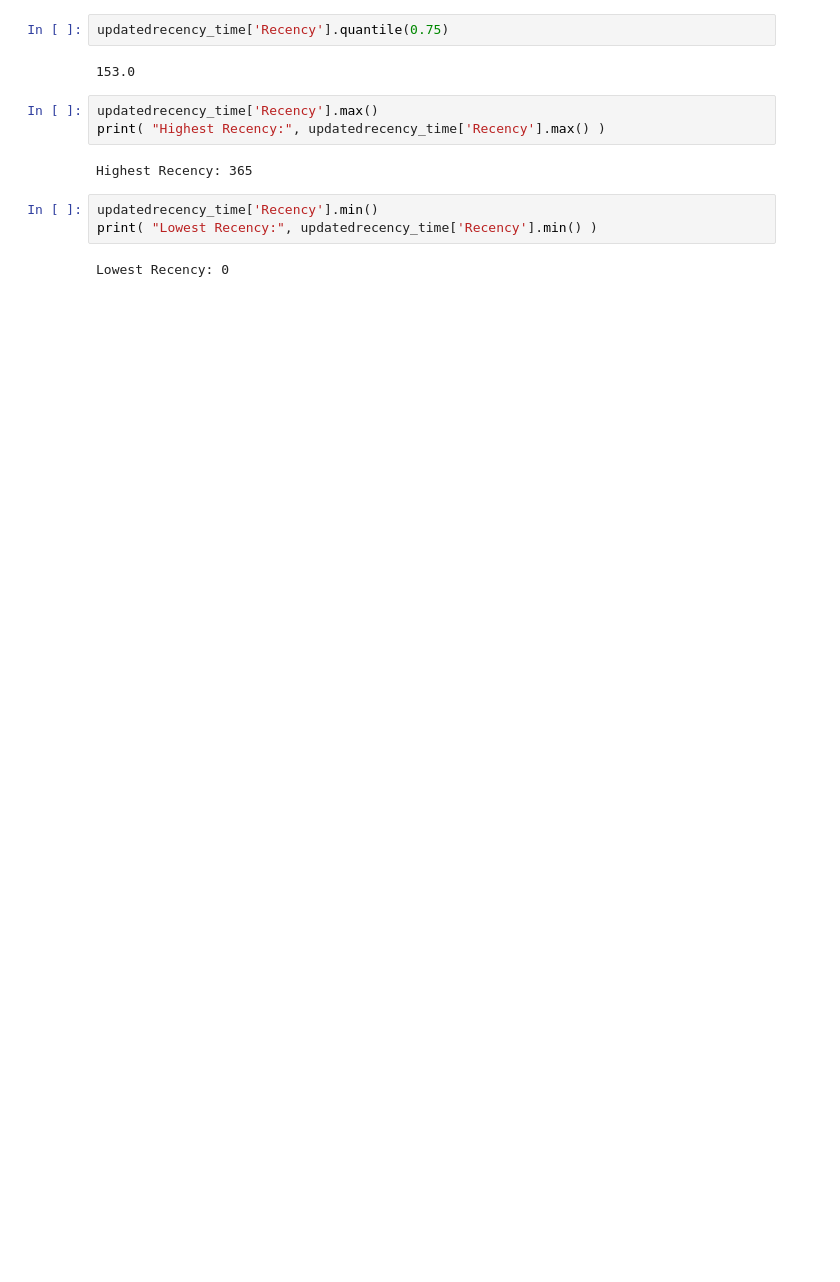
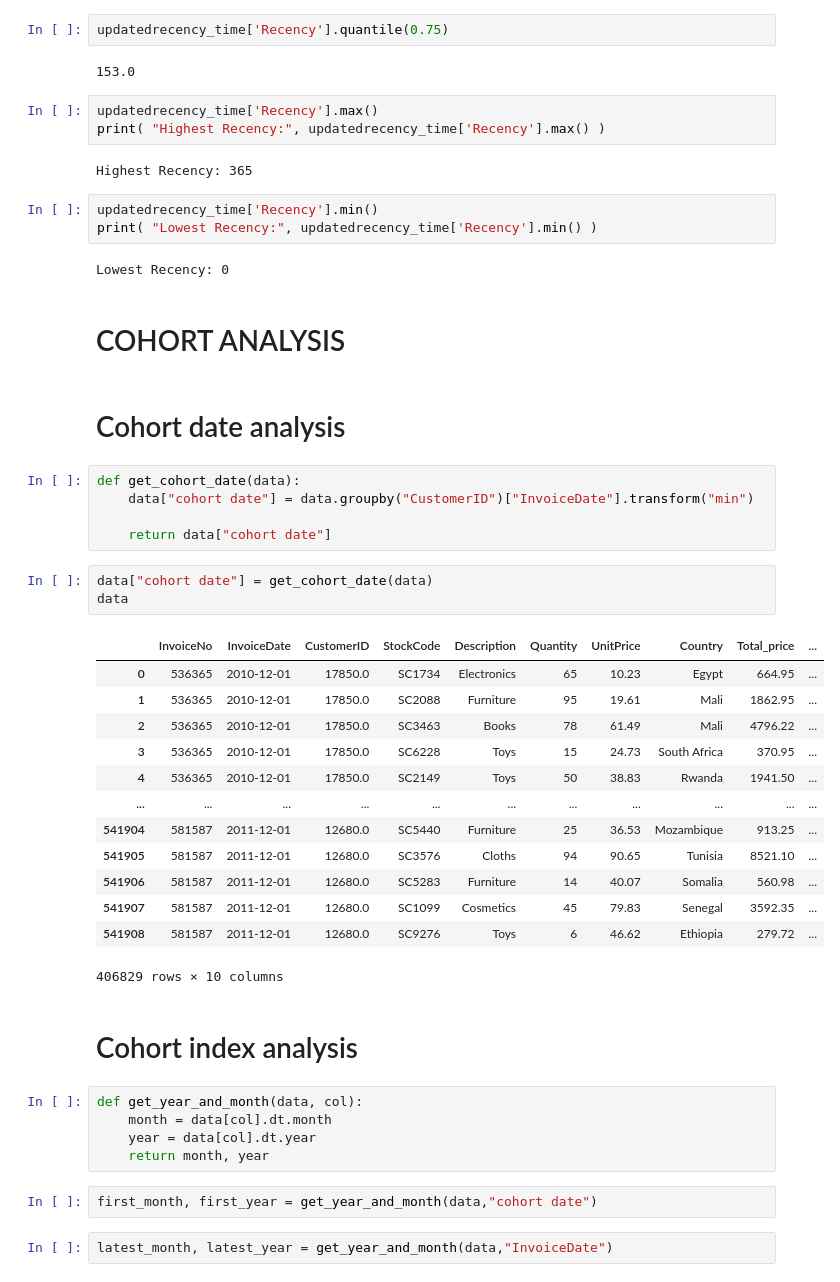
Before and after one commit to DaVinciAyo/Cohort-ecom, a Jupyter notebook: notebooks/ecom.ipynb, the cells around one changed output. Cells and saved outputs as stored; diff of their text form; blank space fills up the shorter version.

```diff
--- a/notebooks/ecom.ipynb
+++ b/notebooks/ecom.ipynb
@@ -497,3 +515,40 @@ updatedrecency_time['Recency'].min()
 print( "Lowest Recency:", updatedrecency_time['Recency'].min() )
 # %% [output]
 Lowest Recency: 0
+# %% [markdown]
+# COHORT ANALYSIS
+# %% [markdown]
+# Cohort date analysis
+# %%
+def get_cohort_date(data):
+    data["cohort date"] = data.groupby("CustomerID")["InvoiceDate"].transform("min")
+
+    return data["cohort date"]
+# %%
+data["cohort date"] = get_cohort_date(data)
+data
+# %% [output]
+|  | InvoiceNo | InvoiceDate | CustomerID | StockCode | Description | Quantity | UnitPrice | Country | Total_price | ... |
+| 0 | 536365 | 2010-12-01 | 17850.0 | SC1734 | Electronics | 65 | 10.23 | Egypt | 664.95 | ... |
+| 1 | 536365 | 2010-12-01 | 17850.0 | SC2088 | Furniture | 95 | 19.61 | Mali | 1862.95 | ... |
+| 2 | 536365 | 2010-12-01 | 17850.0 | SC3463 | Books | 78 | 61.49 | Mali | 4796.22 | ... |
+| 3 | 536365 | 2010-12-01 | 17850.0 | SC6228 | Toys | 15 | 24.73 | South Africa | 370.95 | ... |
+| 4 | 536365 | 2010-12-01 | 17850.0 | SC2149 | Toys | 50 | 38.83 | Rwanda | 1941.50 | ... |
+| ... | ... | ... | ... | ... | ... | ... | ... | ... | ... | ... |
+| 541904 | 581587 | 2011-12-01 | 12680.0 | SC5440 | Furniture | 25 | 36.53 | Mozambique | 913.25 | ... |
+| 541905 | 581587 | 2011-12-01 | 12680.0 | SC3576 | Cloths | 94 | 90.65 | Tunisia | 8521.10 | ... |
+| 541906 | 581587 | 2011-12-01 | 12680.0 | SC5283 | Furniture | 14 | 40.07 | Somalia | 560.98 | ... |
+| 541907 | 581587 | 2011-12-01 | 12680.0 | SC1099 | Cosmetics | 45 | 79.83 | Senegal | 3592.35 | ... |
+| 541908 | 581587 | 2011-12-01 | 12680.0 | SC9276 | Toys | 6 | 46.62 | Ethiopia | 279.72 | ... |
+406829 rows × 10 columns
+# %% [markdown]
+# Cohort index analysis
+# %%
+def get_year_and_month(data, col):
+    month = data[col].dt.month
+    year = data[col].dt.year
+    return month, year
+# %%
+first_month, first_year = get_year_and_month(data,"cohort date")
+# %%
+latest_month, latest_year = get_year_and_month(data,"InvoiceDate")
```
Also changed, not shown: parts of 12 cells of this notebook.
